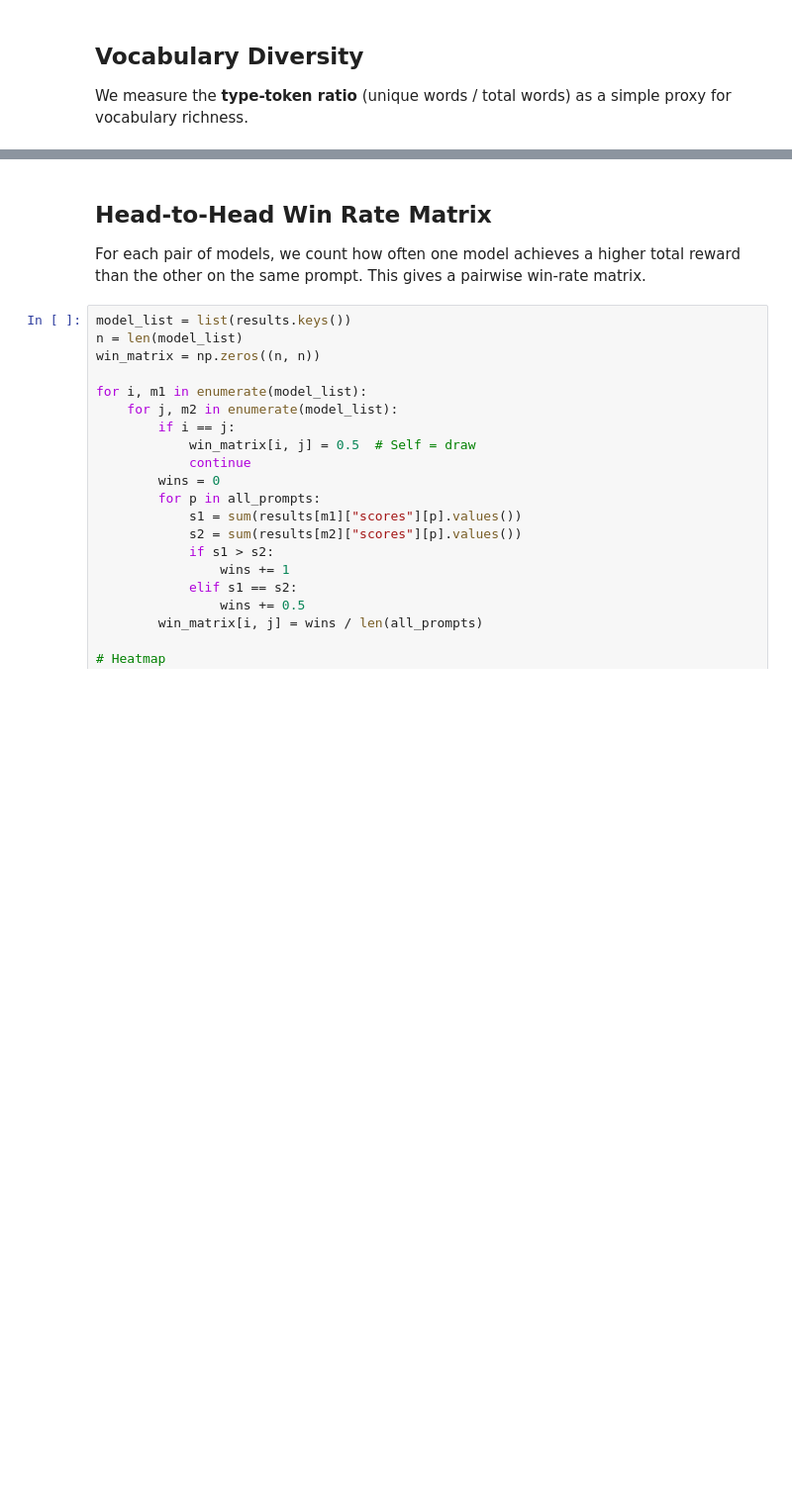
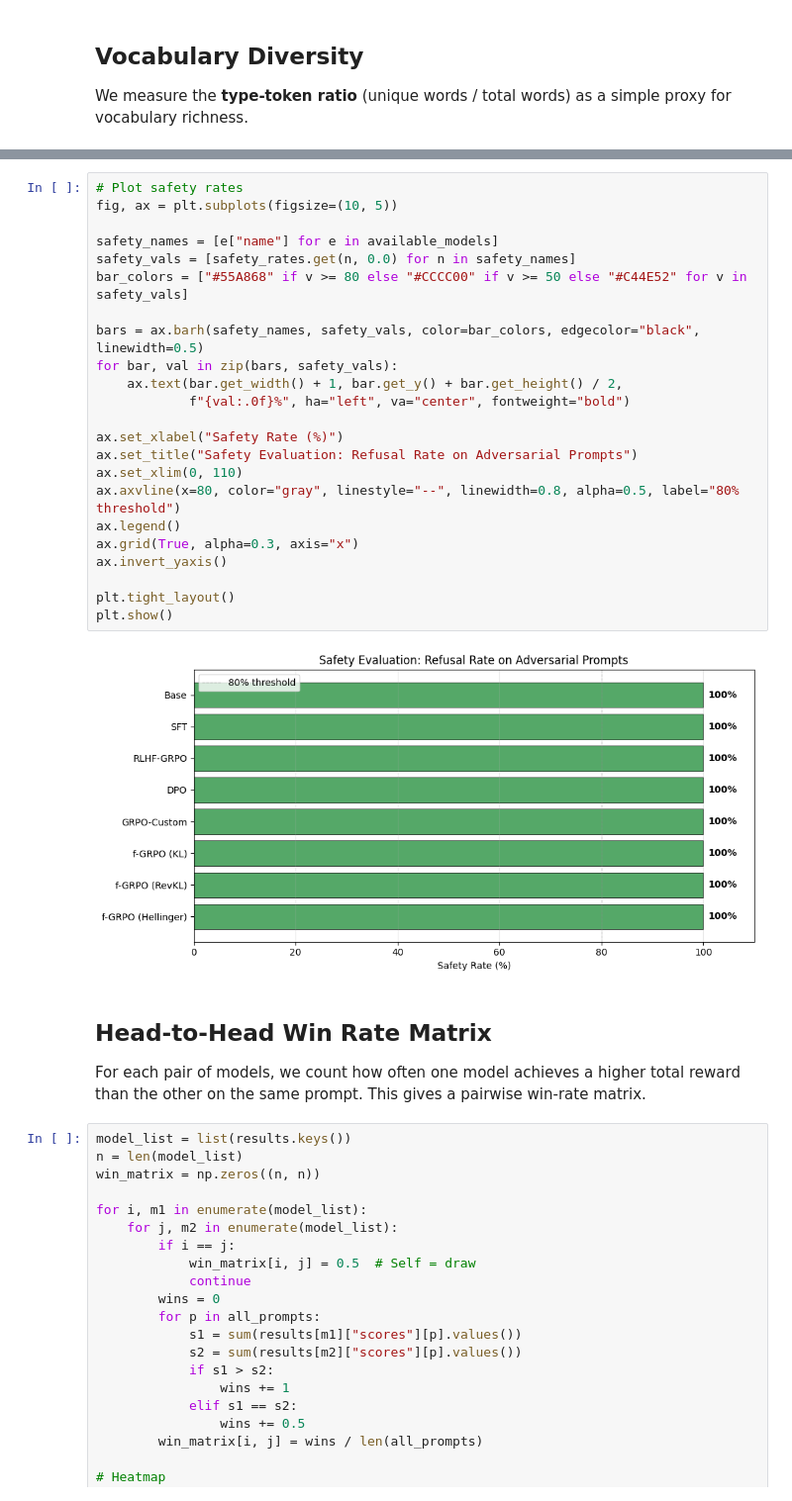
Before and after one commit to rkaunismaa/Alignment, a Jupyter notebook: 10_Final_Evaluation.ipynb, the cells around one changed output, grey strips where cells are left out. Shown at 99% size. Saved outputs shown, nothing was run; the diff lists cells and outputs as text; blank space fills up the shorter version.

Commit message:
Run 10_Final_Evaluation.ipynb

```diff
--- a/10_Final_Evaluation.ipynb
+++ b/10_Final_Evaluation.ipynb
@@ -509,3 +1030,28 @@ for m in model_names_ordered:
+# %%
+# Plot safety rates
+fig, ax = plt.subplots(figsize=(10, 5))
+
+safety_names = [e["name"] for e in available_models]
+safety_vals = [safety_rates.get(n, 0.0) for n in safety_names]
+bar_colors = ["#55A868" if v >= 80 else "#CCCC00" if v >= 50 else "#C44E52" for v in safety_vals]
+
+bars = ax.barh(safety_names, safety_vals, color=bar_colors, edgecolor="black", linewidth=0.5)
+for bar, val in zip(bars, safety_vals):
+    ax.text(bar.get_width() + 1, bar.get_y() + bar.get_height() / 2,
+            f"{val:.0f}%", ha="left", va="center", fontweight="bold")
+
+ax.set_xlabel("Safety Rate (%)")
+ax.set_title("Safety Evaluation: Refusal Rate on Adversarial Prompts")
+ax.set_xlim(0, 110)
+ax.axvline(x=80, color="gray", linestyle="--", linewidth=0.8, alpha=0.5, label="80% threshold")
+ax.legend()
+ax.grid(True, alpha=0.3, axis="x")
+ax.invert_yaxis()
+
+plt.tight_layout()
+plt.show()
+# %% [output]
+[figure, added]
 # %% [markdown]
 ## Head-to-Head Win Rate Matrix
 
```
Also changed, not shown: parts of 27 cells of this notebook.
